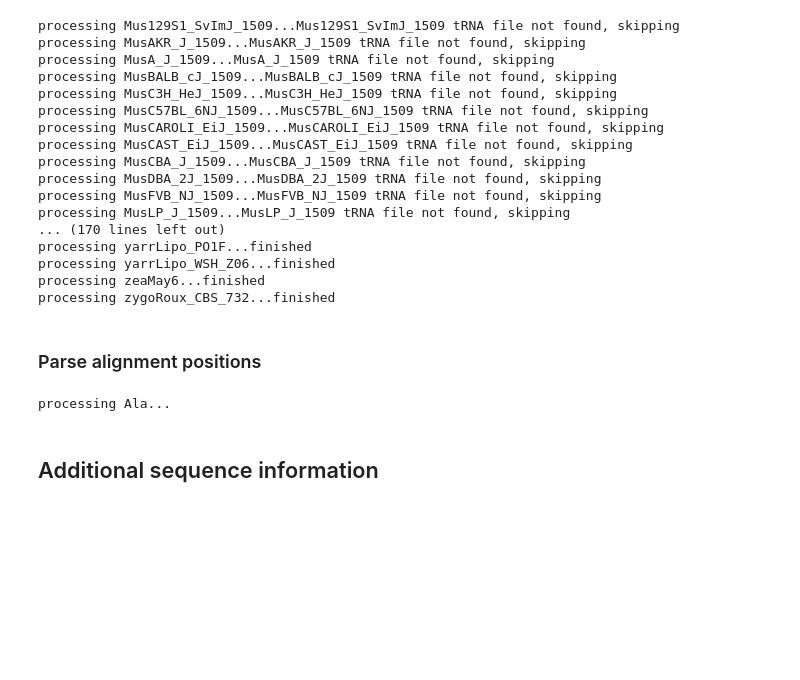
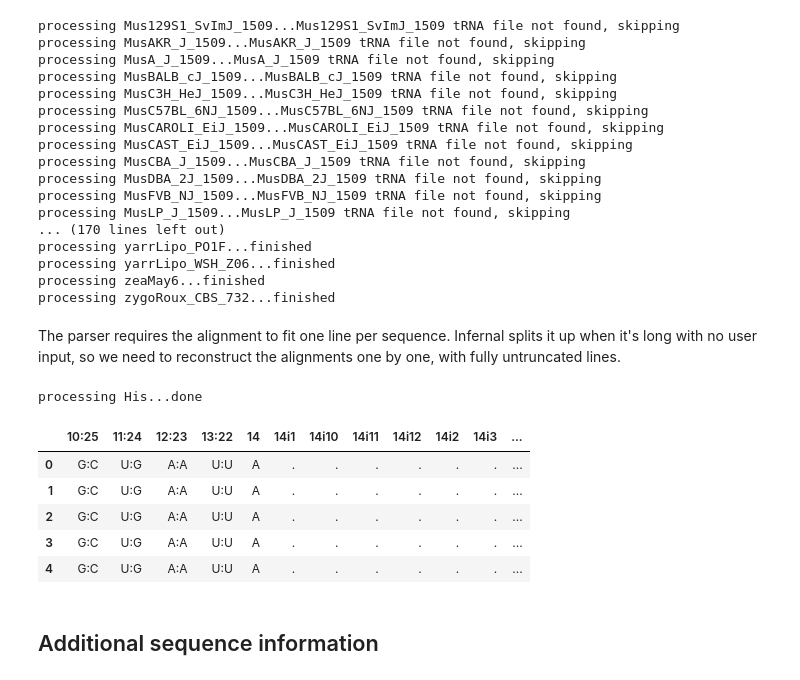
Before and after one commit to bylin/euk-features, a Jupyter notebook: notebooks/euk-tRNAs.ipynb, the cells around one changed output. Saved outputs shown, nothing was run; the diff lists cells and outputs as text; code cells hidden in the pictures; blank space fills up the shorter version.

```diff
--- a/notebooks/euk-tRNAs.ipynb
+++ b/notebooks/euk-tRNAs.ipynb
@@ -123,5 +124,43 @@ for isotype in isotypes:
-# %% [markdown]
-### Parse alignment positions
+# %% [markdown]
+The parser requires the alignment to fit one line per sequence. Infernal splits it up when it's long with no user input, so we need to reconstruct the alignments one by one, with fully untruncated lines.
+# %%
+for isotype in isotypes:
+  alignment = 'alignments/euk-' + isotype + '.sto'
+  lines = []
+  ss_cons = ''
+  rf = ''
+  ordered_seqs = OrderedDict() # use ordered dict as an ordered set
+  seqs = defaultdict(str)
+  scores = defaultdict(str)
+
+  for line in open(alignment):
+    if line[0] == '\n' or line[0:4] in ['# ST', '#=GF', '#=GS']:
+      lines.append(line)
+    elif line == '//\n': continue
+    elif line[0:7] == '#=GC SS':
+      ss_cons += line.strip().split()[2]
+      gaplength = line.count(' ') + 6
+    elif line[0:7] == '#=GC RF':
+      rf += line.strip().split()[2]
+    # else, column is either nucleotide or score line for a sequence
+    else:
+      cols = line.strip().split()
+      if cols[0] == "#=GR":
+        scores[cols[1]] += cols[3]
+      else:
+        ordered_seqs[cols[0]] = ''
+        seqs[cols[0]] += cols[1]
+
+  for seq in ordered_seqs:
+    lines.append('{}{}{}\n'.format(seq, ' ' * (gaplength - len(seq) + 5), seqs[seq]))
+    lines.append('#=GR {}{}PP {}\n'.format(seq, ' ' * (gaplength - len(seq) - 3), scores[seq]))
+  lines.append('#=GC SS_cons{}{}\n'.format(' ' * (gaplength - 7), ss_cons))
+  lines.append('#=GC RF{}{}\n'.format(' ' * (gaplength - 2), rf))
+  lines.append('//')
+
+  outfile = open(alignment, 'w')
+  for line in lines: outfile.write(line)
+  outfile.close()
 # %%
 def position_base(positions, seq):
   for position_index, position in enumerate(positions):
@@ -137,38 +176,44 @@ def position_base(positions, seq):
 
 identities = pd.DataFrame()
 
-for isotype in isotypes:
+for isotype in ['His']:
   sys.stdout.write('processing ' + isotype + '...')
   alignment = 'alignments/euk-' + isotype + '.sto'
   # get positions
   alignment_fhandle = open(alignment)
   positions = [] # list containing each position in the tRNA
   # first, get secondary structure
   for line in alignment_fhandle:
     if line[0:12] == '#=GC SS_cons':
       ss = line.strip().split()[-1]
   # parse secondary structure into regions and positions
   positions = annotate_positions(ss)
   # get counts for each position by parsing Stockholm file
   alignment_fhandle = open(alignment)
   for line in alignment_fhandle:
     if line[0] in ["#", '\n', '/']: continue
     seqname, seq = line.strip().split()
-    species = re.split('_|\\.trna', seqname, 1)[0]
+    species = seqname.rsplit('_', 1)[0]
     if any(species_table.name == species): row = species_table[species_table.name == species]
     else: continue # skip species that need too much babying
     domain = row.domain.values[0]
     clade = row.clade.values[0]
     species_long = row.longname.values[0]
     trna = {'domain': domain, 'clade': clade, 'species': species, 'species_long': species_long, 'seqname': seqname, 'isotype': isotype}
     trna = {**trna, **{sprinzl: base for sprinzl, base in position_base(positions, seq)}}
     identities = identities.append([trna], ignore_index=True)
 
   print('done')
 
 identities.head()
 # %% [output]
-processing Ala...
+processing His...done
+|  | 10:25 | 11:24 | 12:23 | 13:22 | 14 | 14i1 | 14i10 | 14i11 | 14i12 | 14i2 | 14i3 | ... |
+| 0 | G:C | U:G | A:A | U:U | A | . | . | . | . | . | . | ... |
+| 1 | G:C | U:G | A:A | U:U | A | . | . | . | . | . | . | ... |
+| 2 | G:C | U:G | A:A | U:U | A | . | . | . | . | . | . | ... |
+| 3 | G:C | U:G | A:A | U:U | A | . | . | . | . | . | . | ... |
+| 4 | G:C | U:G | A:A | U:U | A | . | . | . | . | . | . | ... |
 # %% [markdown]
 ## Additional sequence information
 # %%
```
Also changed, not shown: parts of 8 cells of this notebook.
